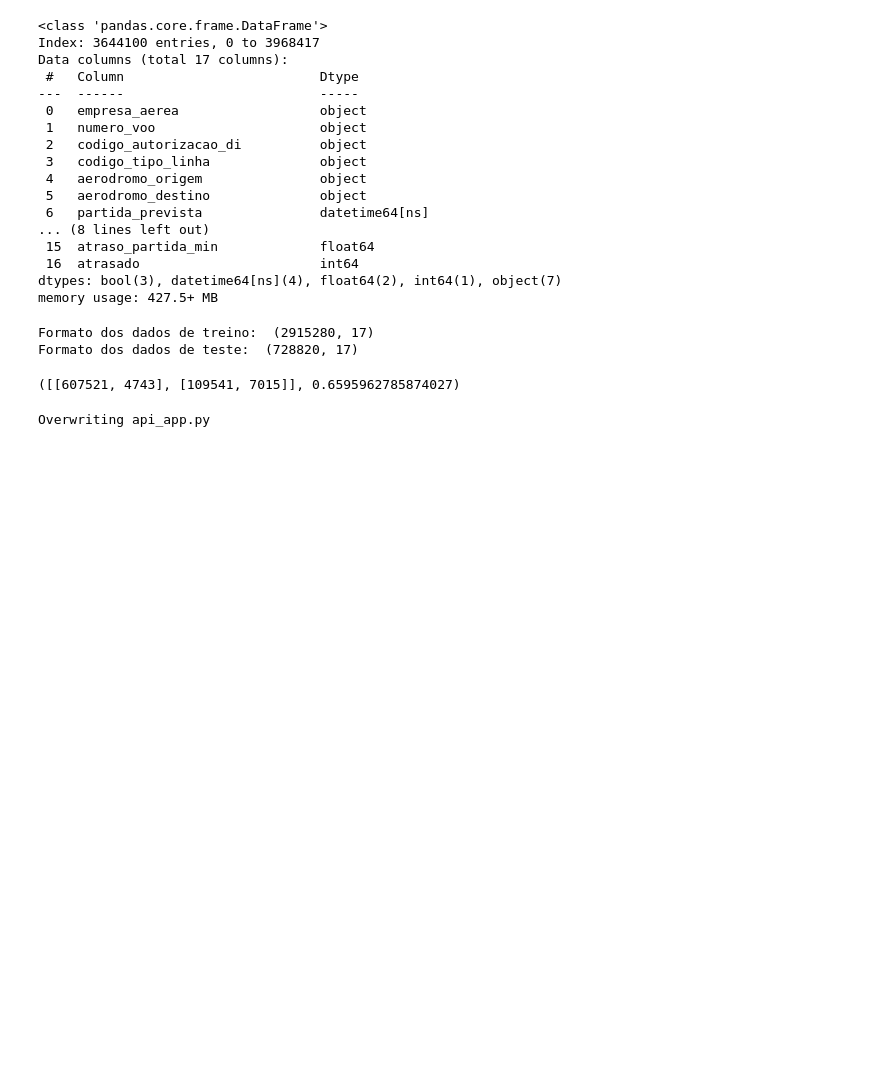
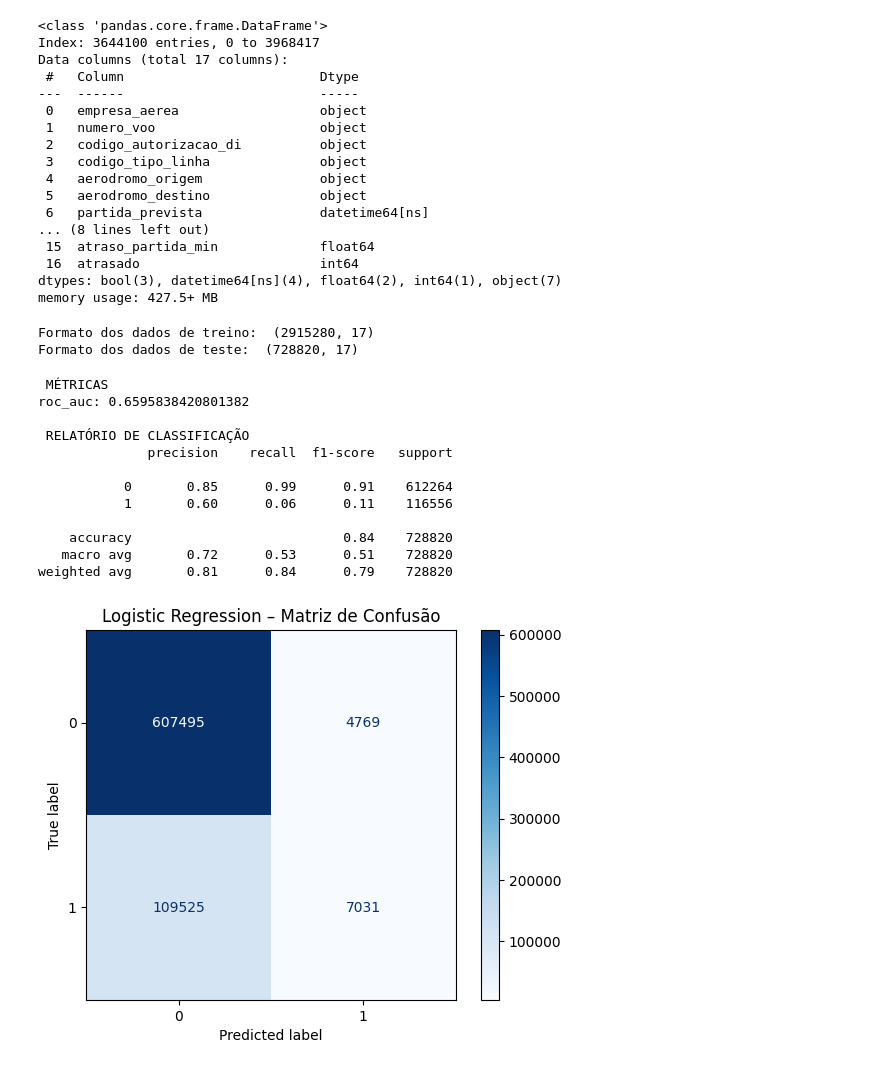
Before and after one commit to helena-balbino/hackathon_FlightOnTime, a Jupyter notebook: data_science/semana_02/notebooks/Consolidado_S02.ipynb, the cells around one changed output. Saved outputs shown, nothing was run; the diff lists cells and outputs as text; code cells hidden in the pictures; blank space fills up the shorter version.

```diff
--- a/data_science/semana_02/notebooks/Consolidado_S02.ipynb
+++ b/data_science/semana_02/notebooks/Consolidado_S02.ipynb
@@ -50,7 +56,7 @@ Pasta de dados já existe.
 # %%
 # Carregamento do Dataset
 df = scr.carregar_dataset_base(
-    pasta="/content/dados_vra/dados_vra",  # ajuste aqui se necessário
+    pasta = "./dados_vra/dados_vra",  # ajuste aqui se necessário
     sep=";",
     encoding="latin-1",
     skiprows=1,
@@ -171,21 +176,37 @@ cfg = scr.FeatureConfig(
 # %%
 # Treinamento do Modelo
 model = LogisticRegression(max_iter=200)
-
 out = scr.treinar_classificador(
     df_train=df_train,
     df_test=df_test,
     cfg=cfg,
     model=model,
     target=scr.TARGET_COL,
     use_smote=False
 )
 
 pipe = out["pipeline"]
 metrics = out["metrics"]
 
-metrics["confusion_matrix"], metrics.get("roc_auc")
+log = scr.gerar_relatorio_classificacao(
+    metrics=metrics,
+    y_true=out["y_test"],
+    y_pred=out["y_pred"],
+    title="Logistic Regression – Matriz de Confusão"
+)
 # %% [output]
-([[607521, 4743], [109541, 7015]], 0.6595962785874027)
+ MÉTRICAS
+roc_auc: 0.6595838420801382
+
+ RELATÓRIO DE CLASSIFICAÇÃO
+              precision    recall  f1-score   support
+
+           0       0.85      0.99      0.91    612264
+           1       0.60      0.06      0.11    116556
+
+    accuracy                           0.84    728820
+   macro avg       0.72      0.53      0.51    728820
+weighted avg       0.81      0.84      0.79    728820
+[figure, added]
 # %%
 # Salvar o modelo (pkl)
@@ -193,10 +214 @@ MODEL_PATH = "artifacts/flightontime_pipeline.pkl"
 scr.salvar_pickle(pipe, MODEL_PATH)
-# %%
-# Escrever a API
-%%writefile api_app.py
-import script_v3 as scr
-
-MODEL_PATH = "artifacts/flightontime_pipeline.pkl"
-app = scr.criar_app_fastapi(MODEL_PATH)
-# %% [output]
-Overwriting api_app.py
```
Also changed, not shown: parts of 8 cells of this notebook, 6 other files.
